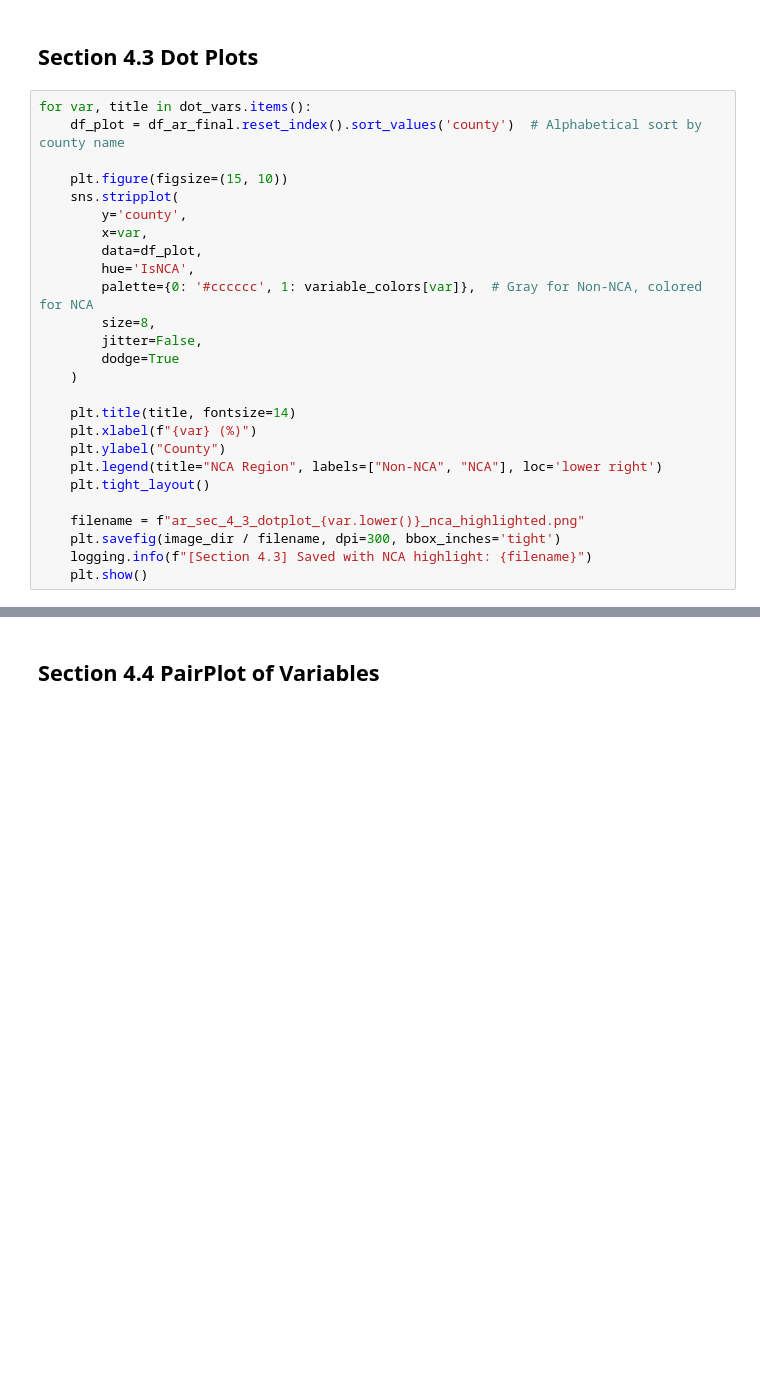
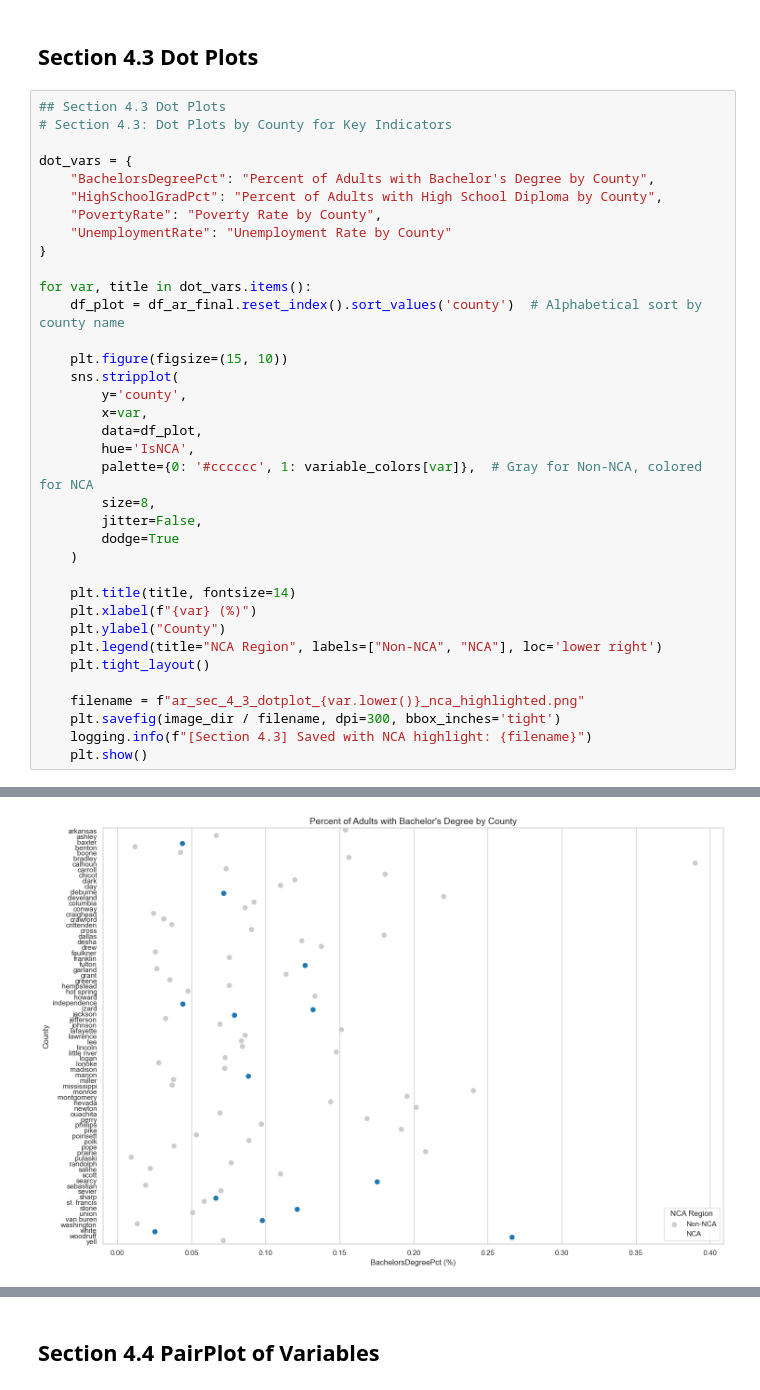
Before and after one commit to JBtallgrass/Ballard-Capstone-proj, a Jupyter notebook: capstone_analyticsvAR.ipynb, the cells around one changed output, grey strips where cells are left out. Cells and saved outputs as stored; diff of their text form; blank space fills up the shorter version.

Commit message:
adding new things to Sections 4 5 and 6.  There are addtional dotplots that ID NCA counties

```diff
--- a/capstone_analyticsvAR.ipynb
+++ b/capstone_analyticsvAR.ipynb
@@ -715,6 +716,16 @@ for var in variables:
 # %% [markdown]
 ## Section 4.3 Dot Plots
 # %%
+## Section 4.3 Dot Plots
+# Section 4.3: Dot Plots by County for Key Indicators
+
+dot_vars = {
+    "BachelorsDegreePct": "Percent of Adults with Bachelor's Degree by County",
+    "HighSchoolGradPct": "Percent of Adults with High School Diploma by County",
+    "PovertyRate": "Poverty Rate by County",
+    "UnemploymentRate": "Unemployment Rate by County"
+}
+
 for var, title in dot_vars.items():
     df_plot = df_ar_final.reset_index().sort_values('county')  # Alphabetical sort by county name
 
@@ -744,0 +756 @@ NameError: name 'dot_vars' is not defined
+[figure, added]
```
Also changed, not shown: parts of 25 cells of this notebook, 25 other files.
